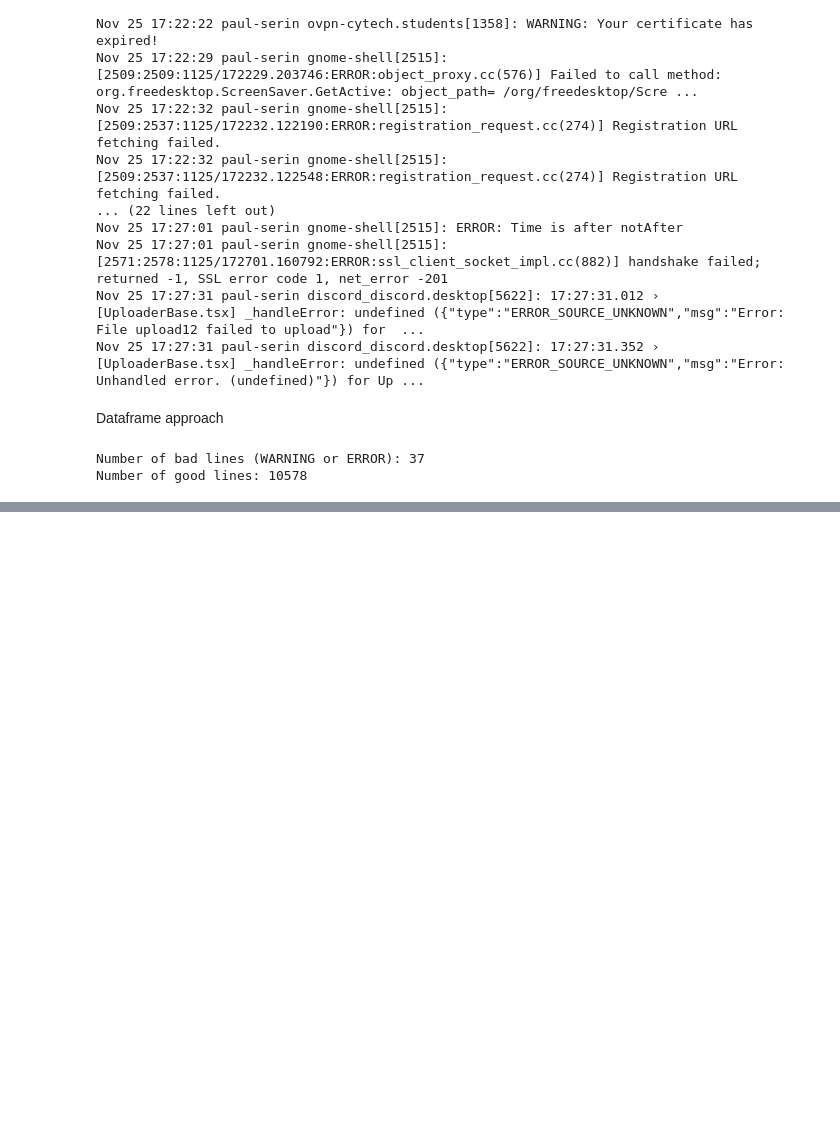
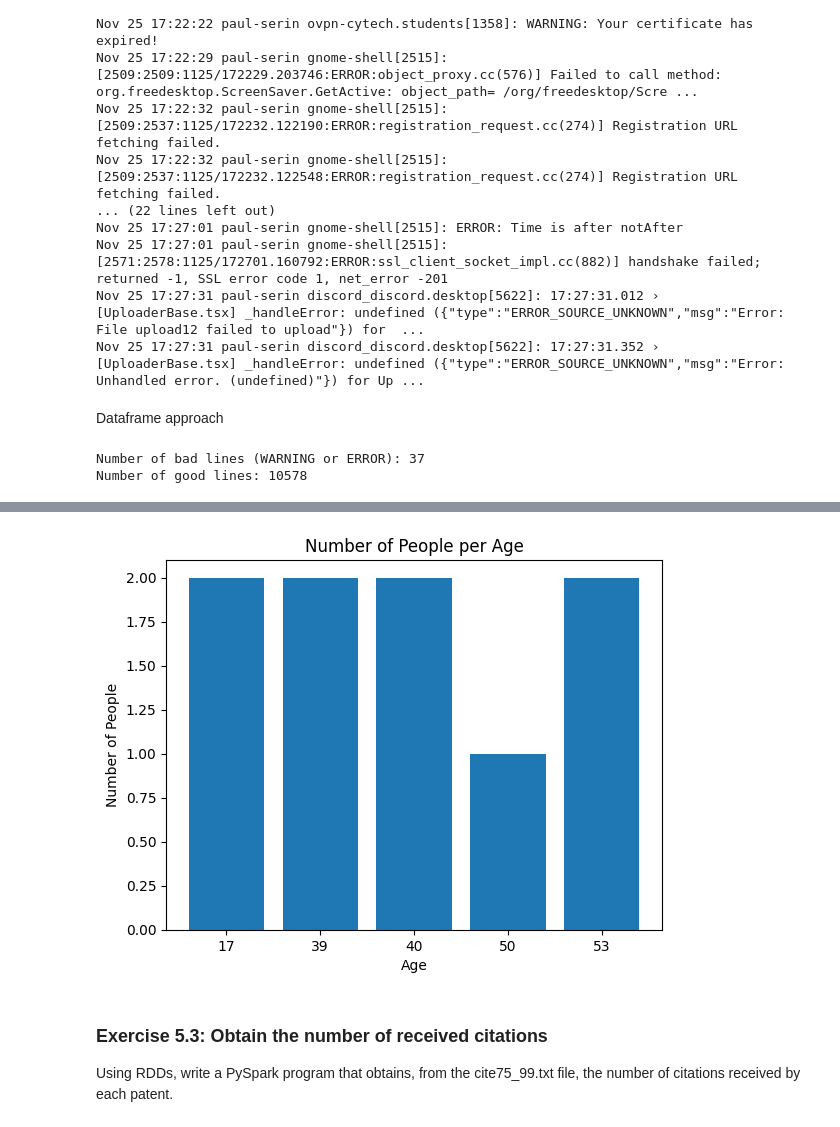
Before and after one commit to PaulSerin/Big-Data-Framework, a Jupyter notebook: Exercises.ipynb, the cells around one changed output, grey strips where cells are left out. Drawn from its saved outputs; the diff is of its cells as text; code cells hidden in the pictures; blank space fills up the shorter version.

```diff
--- a/Exercises.ipynb
+++ b/Exercises.ipynb
@@ -367,0 +400,30 @@ Number of good lines: 10578
+# %%
+import matplotlib.pyplot as plt
+
+file_path = f"{os.environ['DRIVE_DATA']}people.txt"
+
+rdd = spark.sparkContext.textFile(file_path)
+
+# Extract age and count occurrences
+age_counts = rdd.map(lambda line: line.split("\t")[1])
+age_counts = age_counts.map(lambda age: (age, 1)).reduceByKey(lambda x, y: x + y)
+
+# Collect the results
+age_counts_data = age_counts.collect()
+
+# Sort for plotting
+ages, counts = zip(*sorted(age_counts_data, key=lambda x: int(x[0])))
+
+# Create the bar plot
+plt.bar(ages, counts)
+plt.xlabel("Age")
+plt.ylabel("Number of People")
+plt.title("Number of People per Age")
+#plt.xticks(rotation=45)
+plt.show()
+# %% [output]
+[figure, added]
+# %% [markdown]
+### **Exercise 5.3: Obtain the number of received citations**
+
+Using RDDs, write a PySpark program that obtains, from the cite75_99.txt file, the number of citations received by each patent.
```
Also changed, not shown: parts of 5 cells of this notebook.
